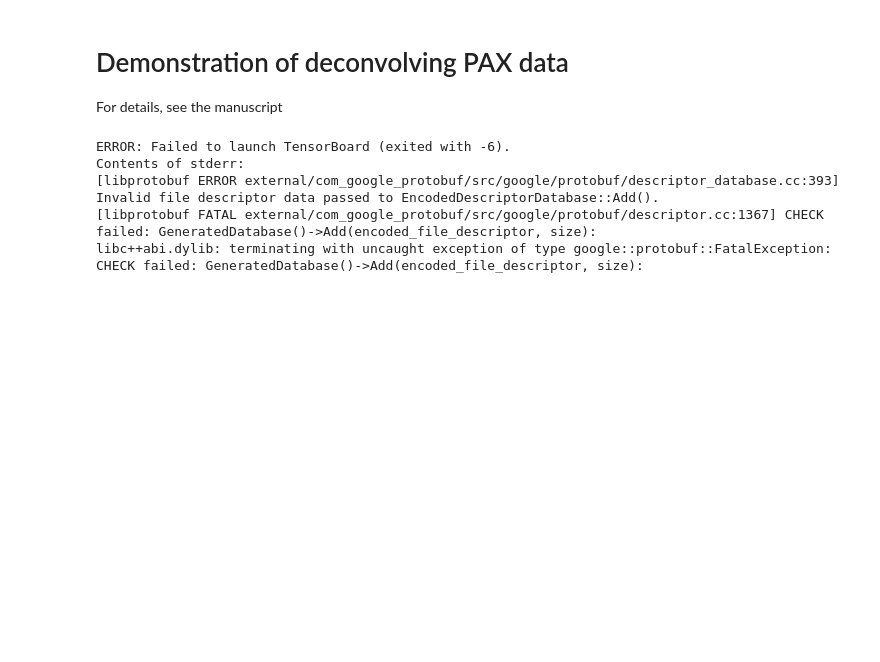
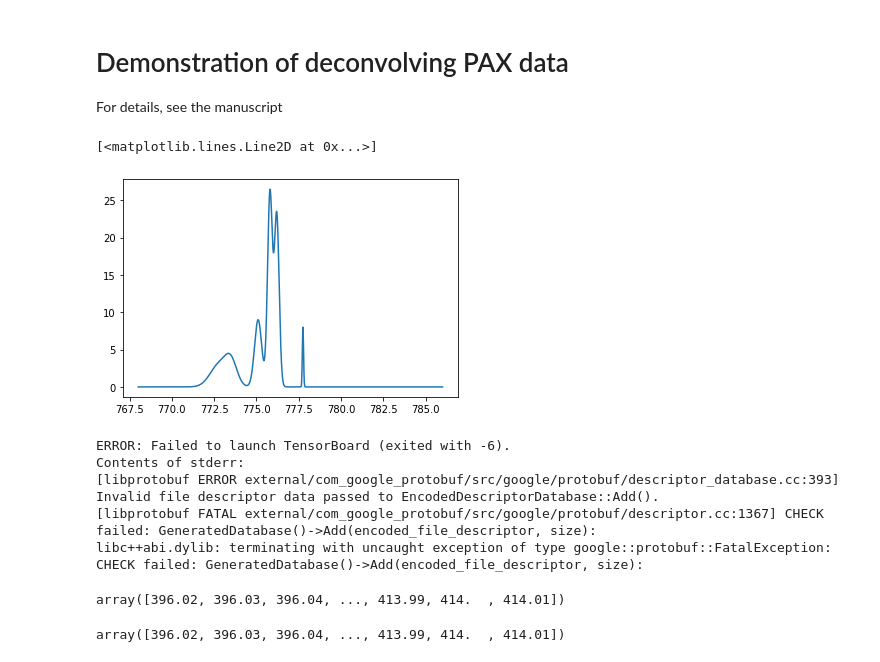
Before and after one commit to dhigley6/PAX2, a Jupyter notebook: notebooks/demonstration.ipynb, the cells around one changed output. Saved outputs shown, nothing was run; the diff lists cells and outputs as text; code cells hidden in the pictures; blank space fills up the shorter version.

```diff
--- a/notebooks/demonstration.ipynb
+++ b/notebooks/demonstration.ipynb
@@ -33,6 +34,12 @@ impulse_response, pax_spectra, xray_xy = simulate_pax.simulate_from_presets(
     NUM_SIMULATIONS,
     ENERGY_LOSS
 )
+# %%
+plt.figure()
+plt.plot(xray_xy['x'], xray_xy['y'])
+# %% [output]
+[<matplotlib.lines.Line2D at 0x...>]
+[figure, added]
 # %%
 # Assess convergence of PAX data
 
@@ -57,3 +64,7 @@ Contents of stderr:
 [libprotobuf ERROR external/com_google_protobuf/src/google/protobuf/descriptor_database.cc:393] Invalid file descriptor data passed to EncodedDescriptorDatabase::Add().
 [libprotobuf FATAL external/com_google_protobuf/src/google/protobuf/descriptor.cc:1367] CHECK failed: GeneratedDatabase()->Add(encoded_file_descriptor, size):
 libc++abi.dylib: terminating with uncaught exception of type google::protobuf::FatalException: CHECK failed: GeneratedDatabase()->Add(encoded_file_descriptor, size):
+# %%
+pax_spectra['x']
+# %% [output]
+array([396.02, 396.03, 396.04, ..., 413.99, 414.  , 414.01])
@@ -60,3 +74,7 @@ libc++abi.dylib: terminating with uncaught exception of type google::protobuf::F
+# %%
+simulate_pax._calculate_pax_kinetic_energy(xray_xy['x'], impulse_response['x'])
+# %% [output]
+array([396.02, 396.03, 396.04, ..., 413.99, 414.  , 414.01])
 # %%
 #  Deconvolve PAX data, determining regulariation strength by cross validation of how well
 #  we can estimate unseen data from the deconvolved result
```
Also changed, not shown: parts of 6 cells of this notebook, 4 other files.
